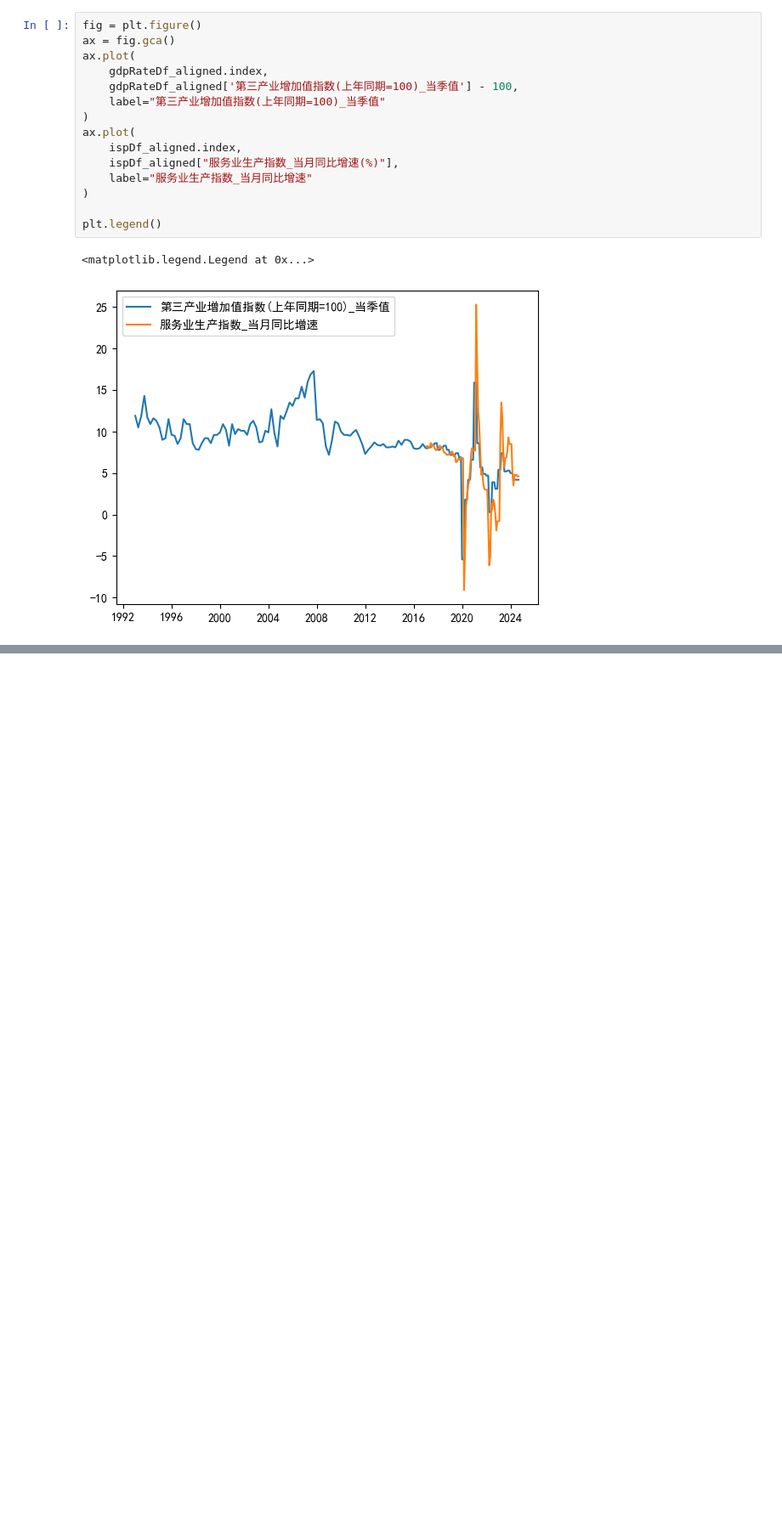
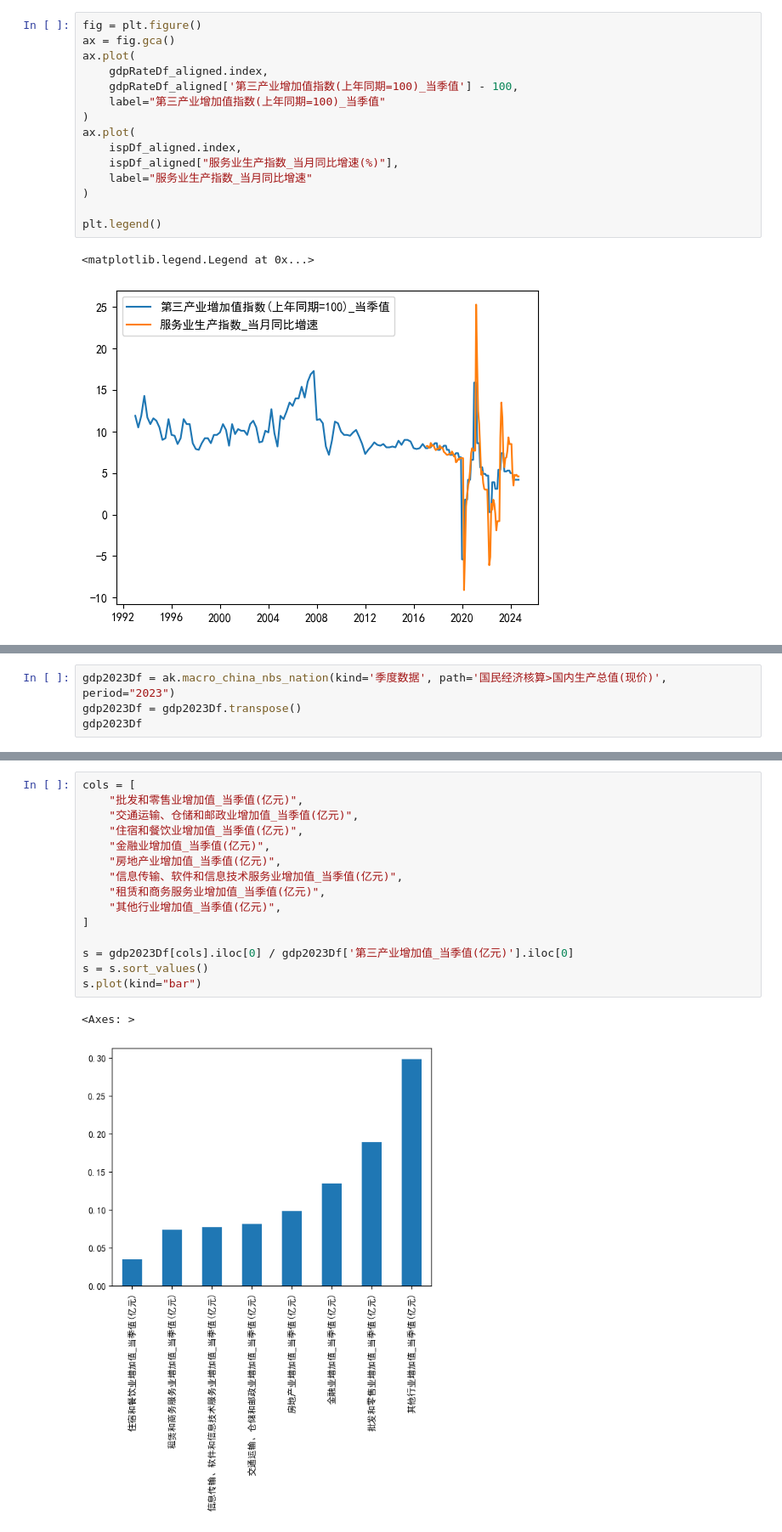
Before and after one commit to kampfer/various-data, a Jupyter notebook: src/researches/jupyter/gdp.ipynb, the cells around one changed output, grey strips where cells are left out. Shown at 85% size. Drawn from its saved outputs; the diff is of its cells as text; blank space fills up the shorter version.

```diff
--- a/src/researches/jupyter/gdp.ipynb
+++ b/src/researches/jupyter/gdp.ipynb
@@ -393,0 +465,4 @@ plt.legend()
+# %%
+gdp2023Df = ak.macro_china_nbs_nation(kind='季度数据', path='国民经济核算>国内生产总值(现价)', period="2023")
+gdp2023Df = gdp2023Df.transpose()
+gdp2023Df
@@ -394,2 +476,20 @@ plt.legend()
+# %%
+cols = [
+    "批发和零售业增加值_当季值(亿元)",
+    "交通运输、仓储和邮政业增加值_当季值(亿元)",
+    "住宿和餐饮业增加值_当季值(亿元)",
+    "金融业增加值_当季值(亿元)",
+    "房地产业增加值_当季值(亿元)",
+    "信息传输、软件和信息技术服务业增加值_当季值(亿元)",
+    "租赁和商务服务业增加值_当季值(亿元)",
+    "其他行业增加值_当季值(亿元)",
+]
+
+s = gdp2023Df[cols].iloc[0] / gdp2023Df['第三产业增加值_当季值(亿元)'].iloc[0]
+s = s.sort_values()
+s.plot(kind="bar")
+# %% [output]
+<Axes: >
+[figure, added]
 # %% [markdown]
 ## 2.2 支出法
```
Also changed, not shown: parts of 9 cells of this notebook.
